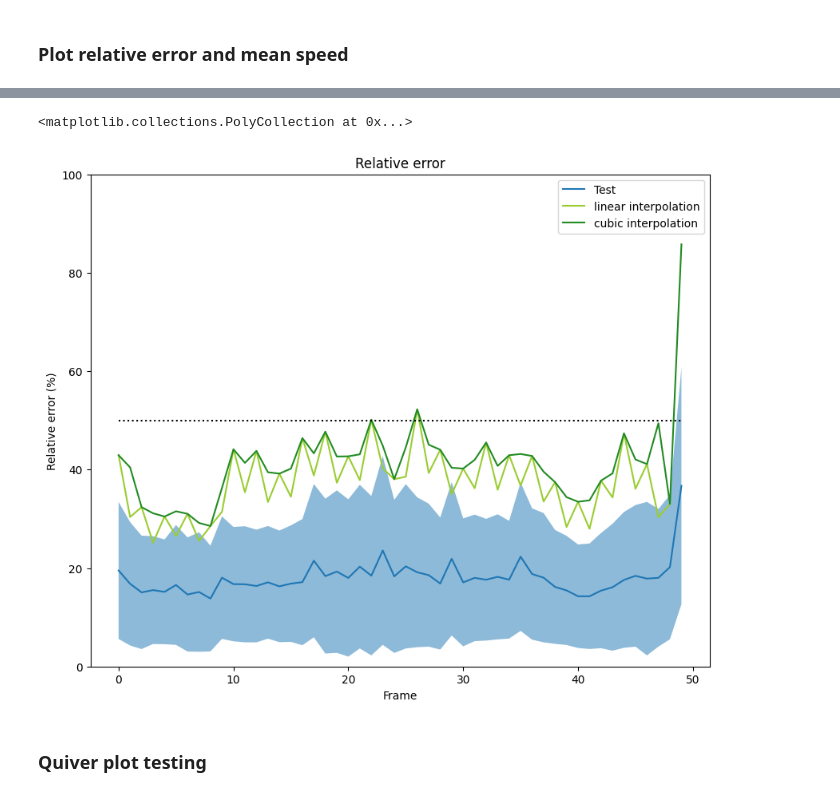
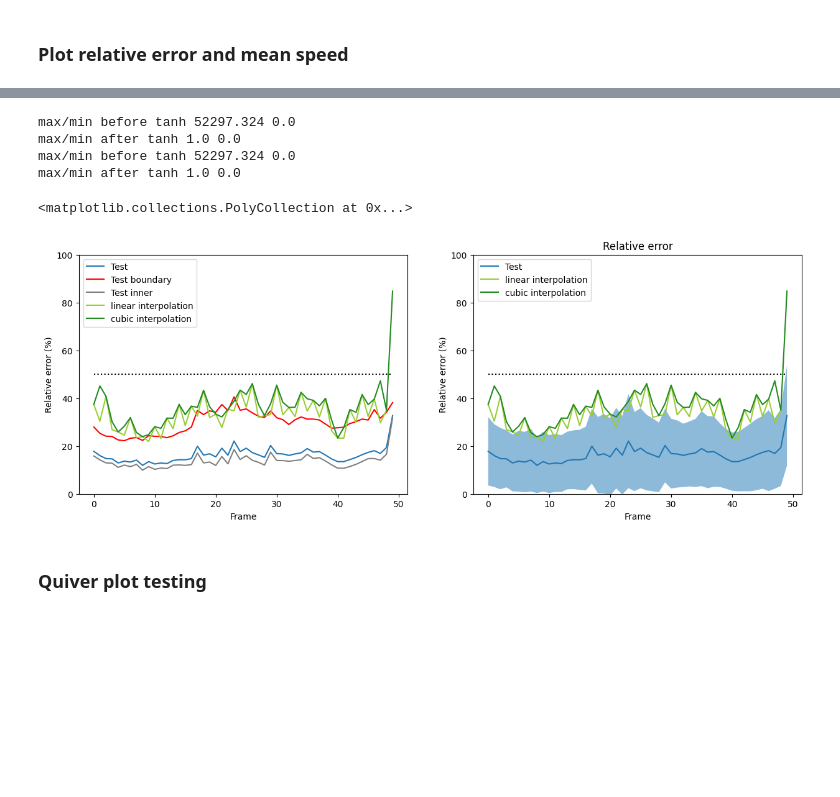
Before and after one commit to PiaaCaa/4DFlowNet, a Jupyter notebook: src/evaluate_plots.ipynb, the cells around one changed output, grey strips where cells are left out. Saved outputs shown, nothing was run; the diff lists cells and outputs as text; code cells hidden in the pictures; blank space fills up the shorter version.

```diff
--- a/src/evaluate_plots.ipynb
+++ b/src/evaluate_plots.ipynb
@@ -40,12 +40,12 @@ display(df1)
 # %%
 # Define directories and filenames
 
-model_name = '20230308-1226' #'#'20230308-1226' #'20230301-1641'  '20230301-1654', '20230301-1704'
+model_name = '20230301-1641'#'20230313-0948'#'20230301-1641'  #'20230308-1226'# #'#'20230308-1226' #'20230301-1641'  '20230301-1654', '20230301-1704'
 set_name = 'Test'
 data_model= '4'
 step = 2
 
-use_dynamical_mask = True
+use_dynamical_mask = False
 # %% [markdown]
 ### Set evaluation files to compare relative error to
 # %%
@@ -210,4 +227,7 @@ max_v = {}
 for vel in vel_colnames:
     min_v[vel] = np.quantile(gt[vel][np.where(temporal_mask !=0)].flatten(), 0.01)
     max_v[vel] = np.quantile(gt[vel][np.where(temporal_mask !=0)].flatten(), 0.99)
+
+#get boundary points
+bounds, core_mask = get_boundaries(temporal_mask)
 # %%
@@ -413,5 +429,4 @@ interactive(children=(IntSlider(value=5, description='frame', max=49), IntSlider
 # %%
-
 
 @widgets.interact(frame=(0, gt["u"].shape[0]-1), x = (0, gt["u"].shape[1]-1), vel=vel_colnames_fluid, patch_size=(10, 30))
 def f(frame=5, x = 10, vel = "u", patch_size=20):
@@ -419,6 +434,7 @@ def f(frame=5, x = 10, vel = "u", patch_size=20):
     N = 7
     mid_y = gt["u"].shape[2]//2
     mid_z = gt["u"].shape[3]//2
+    idxs = np.index_exp[frame, x, mid_y-patch_size:mid_y+patch_size, mid_z-patch_size:mid_z+patch_size]
 
     plt.subplot(1, N, 1)
     if frame%2 == 0:
@@ -428,36 +444,35 @@ def f(frame=5, x = 10, vel = "u", patch_size=20):
     plt.title("LR")
     plt.axis('off')
 
-    #plt.imshow(lr[vel][frame//t, x, :, :])
     plt.axis('off')
 
     plt.subplot(1, N, 2)
-    plt.imshow(gt[vel][frame, x, mid_y-patch_size:mid_y+patch_size, mid_z-patch_size:mid_z+patch_size], vmin = min_v[vel[0]], vmax = max_v[vel[0]], cmap='viridis')#, origin = 'lower')
+    plt.imshow(gt[vel][idxs], vmin = min_v[vel[0]], vmax = max_v[vel[0]], cmap='viridis')
     plt.title("GT")
     plt.axis('off')
 
     plt.subplot(1, N, 3)
-    plt.imshow(pred[vel][frame, x, mid_y-patch_size:mid_y+patch_size, mid_z-patch_size:mid_z+patch_size],  vmin = min_v[vel[0]], vmax = max_v[vel[0]], cmap='viridis')
+    plt.imshow(pred[vel][idxs],  vmin = min_v[vel[0]], vmax = max_v[vel[0]], cmap='viridis')
     plt.title("SR")
     plt.axis('off')
 
     plt.subplot(1, N, 4)
-    plt.imshow(interpolate_linear[vel][frame, x, mid_y-patch_size:mid_y+patch_size, mid_z-patch_size:mid_z+patch_size],  vmin = min_v[vel[0]], vmax = max_v[vel[0]], cmap='viridis')
+    plt.imshow(interpolate_linear[vel][idxs],  vmin = min_v[vel[0]], vmax = max_v[vel[0]], cmap='viridis')
     plt.title("Linear")
     plt.axis('off')
 
     plt.subplot(1, N, 5)
-    plt.imshow(interpolate_cubic[vel][frame, x, mid_y-patch_size:mid_y+patch_size, mid_z-patch_size:mid_z+patch_size],  vmin = min_v[vel[0]], vmax = max_v[vel[0]], cmap='viridis')
+    plt.imshow(interpolate_cubic[vel][idxs],  vmin = min_v[vel[0]], vmax = max_v[vel[0]], cmap='viridis')
     plt.title("Cubic")
     plt.axis('off')
 
     plt.subplot(1, N, 6)
-    plt.imshow(error_pointwise[frame, x,mid_y-patch_size:mid_y+patch_size, mid_z-patch_size:mid_z+patch_size], cmap='viridis')
+    plt.imshow(error_pointwise[idxs], cmap='viridis')
     plt.title("Relative error")
     plt.axis('off')
 
     plt.subplot(1, N, 7)
-    plt.imshow(error_absolut[vel][frame, x, mid_y-patch_size:mid_y+patch_size, mid_z-patch_size:mid_z+patch_size], cmap='viridis')
+    plt.imshow(error_absolut[vel][idxs], cmap='viridis')
     plt.title("Absolute error")
     plt.axis('off')
 
@@ -576,26 +598,50 @@ plt.show()
 # %%
+plt.figure(figsize=(15, 5))
+
+rel_error_inner = calculate_relative_error_normalized(pred["u"], pred["v"], pred["w"], gt["u"], gt["v"] , gt["w"], core_mask)
+rel_error_bounds = calculate_relative_error_normalized(pred["u"], pred["v"], pred["w"], gt["u"], gt["v"] , gt["w"], bounds)
+# plt.subplot(3, 1, 1)
+
+#plt.legend(lst_names)
+plt.title("Relative error")
+plt.subplot(1,2 , 1)
+plt.plot(rel_error, label = set_name)
+plt.plot(rel_error_bounds, label = f'{set_name} boundary', color = 'red')
+plt.plot(rel_error_inner, label = f'{set_name} inner', color ='gray')
+plt.plot(rel_error_lin_interpolation[:-1], label = 'linear interpolation',color = 'yellowgreen')
+plt.plot(rel_error_cubic_interpolation, label = 'cubic interpolation', color = 'forestgreen')
+plt.plot(50*np.ones(len(rel_error)), 'k:')
+plt.xlabel("Frame")
+plt.ylabel("Relative error (%)")
+plt.ylim((0, 100))
+plt.legend()
+
+plt.subplot(1, 2, 2)
 frames = len(rel_error)
 plt.title("Relative error")
 plt.plot(rel_error, label = set_name)
 plt.plot(rel_error_lin_interpolation[:-1], label = 'linear interpolation',color = 'yellowgreen')
 plt.plot(rel_error_cubic_interpolation, label = 'cubic interpolation', color = 'forestgreen')
 plt.plot(50*np.ones(len(rel_error)), 'k:')
 plt.xlabel("Frame")
 plt.ylabel("Relative error (%)")
 plt.ylim((0, 100))
 plt.legend()
 points_in_mask = np.where(temporal_mask !=0)
 
 reshaped_error = np.tanh(error_pointwise[:, points_in_mask[1], points_in_mask[2], points_in_mask[3]].reshape(frames, -1))
 max_error = np.max(reshaped_error, axis=1)*100
 
 sd_error = np.std(reshaped_error, axis = 1)*100
 error = np.random.normal(0, sd_error, size=len(rel_error))
 plt.fill_between(range(len(rel_error)), rel_error-sd_error, rel_error+sd_error, alpha = 0.5)
-#plt.fill_between(range(len(rel_error)), rel_error-max_error, rel_error+max_error, alpha = 0.5)
 # %% [output]
-<matplotlib.collections.PolyCollection at 0x...>
+max/min before tanh 52297.324 0.0
+max/min after tanh 1.0 0.0
+max/min before tanh 52297.324 0.0
+max/min after tanh 1.0 0.0
+<matplotlib.collections.PolyCollection at 0x...>
-[figure, old version]
+[figure, new version]
 # %% [markdown]
 ### Quiver plot testing
 # %%
```
Also changed, not shown: parts of 29 cells of this notebook, 4 other files.
